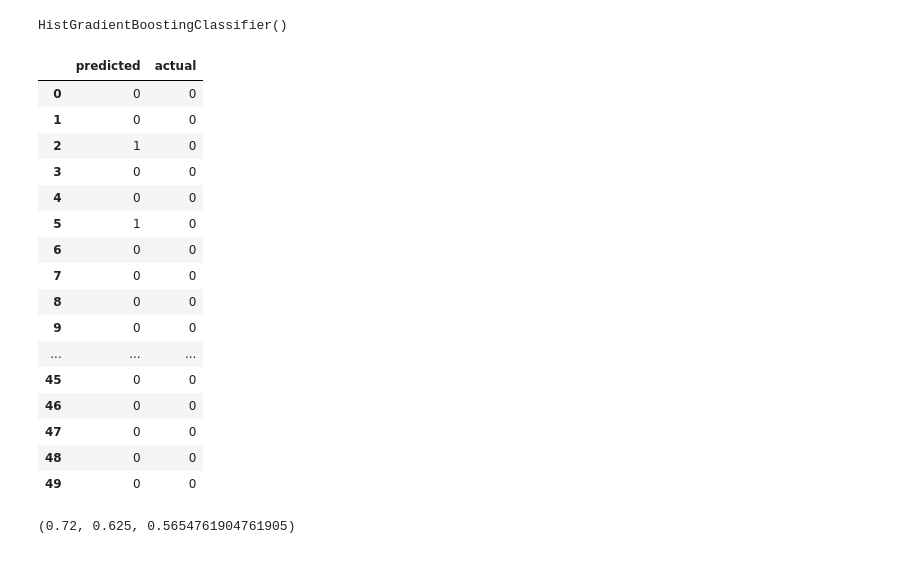
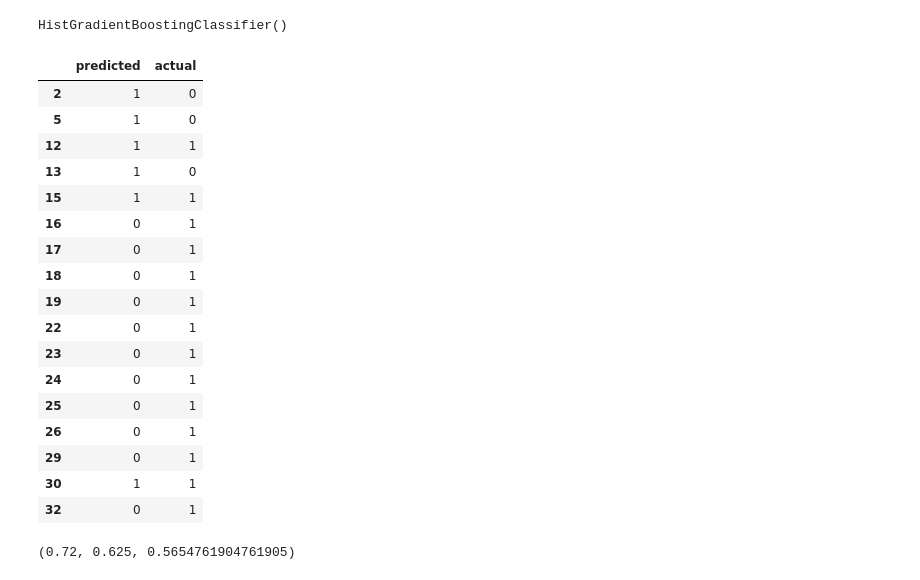
Before and after one commit to SanSanychSeva/OTUS_ML_Adv_GradProj_SaintSanych_v1, a Jupyter notebook: notebooks/3_daily_ts_data_preproc.ipynb, the cells around one changed output. Cells and saved outputs as stored; diff of their text form; code cells hidden in the pictures.

```diff
--- a/notebooks/3_daily_ts_data_preproc.ipynb
+++ b/notebooks/3_daily_ts_data_preproc.ipynb
@@ -318,7 +314,7 @@ joblib.dump(svd_object, os.path.join(proj_root, 'py_obj_saves', 'svd_250_object.
 # dataset 1: window = 7, horizon = 1
 # %%
 X_wd7_h1 = np.stack([
-                     np.stack([X_svd[i-post_window:i, :nof_svd_comp_left].flatten()]).copy().flatten()
+                     X_svd[i-post_window:i, :nof_svd_comp_left].flatten().copy()
                      for i in range(post_window, X_svd.shape[0]-horizon)])
 
 X_wd7_h1.shape
@@ -353,25 +355,26 @@ model.fit(X_wd7_h1_train, Y_wd7_h1_train)
 # %% [output]
 HistGradientBoostingClassifier()
 # %%
-pd.DataFrame({'predicted': model.predict(X_wd7_h1_test), 'actual': Y_wd7_h1_test})
+pd.DataFrame({'predicted': model.predict(X_wd7_h1_test), 'actual': Y_wd7_h1_test}).query('predicted == 1 or actual == 1')
 # %% [output]
 |  | predicted | actual |
-| 0 | 0 | 0 |
-| 1 | 0 | 0 |
 | 2 | 1 | 0 |
-| 3 | 0 | 0 |
-| 4 | 0 | 0 |
 | 5 | 1 | 0 |
-| 6 | 0 | 0 |
-| 7 | 0 | 0 |
-| 8 | 0 | 0 |
-| 9 | 0 | 0 |
-| ... | ... | ... |
-| 45 | 0 | 0 |
-| 46 | 0 | 0 |
-| 47 | 0 | 0 |
-| 48 | 0 | 0 |
-| 49 | 0 | 0 |
+| 12 | 1 | 1 |
+| 13 | 1 | 0 |
+| 15 | 1 | 1 |
+| 16 | 0 | 1 |
+| 17 | 0 | 1 |
+| 18 | 0 | 1 |
+| 19 | 0 | 1 |
+| 22 | 0 | 1 |
+| 23 | 0 | 1 |
+| 24 | 0 | 1 |
+| 25 | 0 | 1 |
+| 26 | 0 | 1 |
+| 29 | 0 | 1 |
+| 30 | 1 | 1 |
+| 32 | 0 | 1 |
 # %%
 (model.score(X_wd7_h1_test, Y_wd7_h1_test),
 precision_score(Y_wd7_h1_test, model.predict(X_wd7_h1_test), average='macro'),
```
Also changed, not shown: parts of 6 cells of this notebook, 7 other files.
